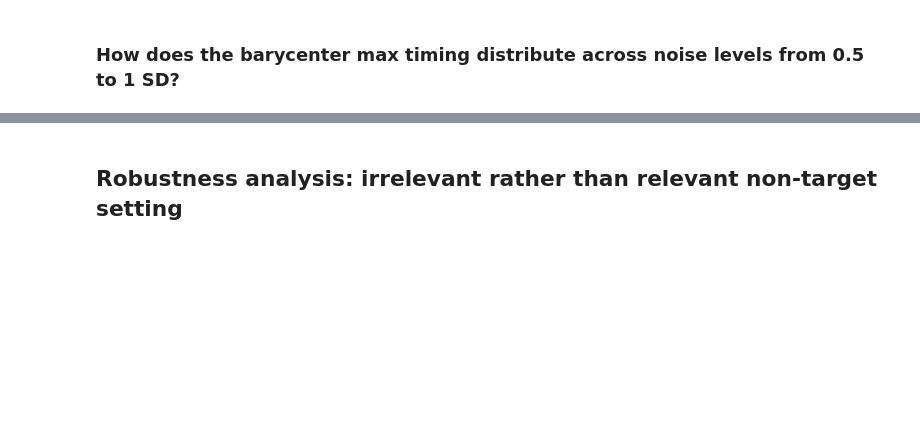
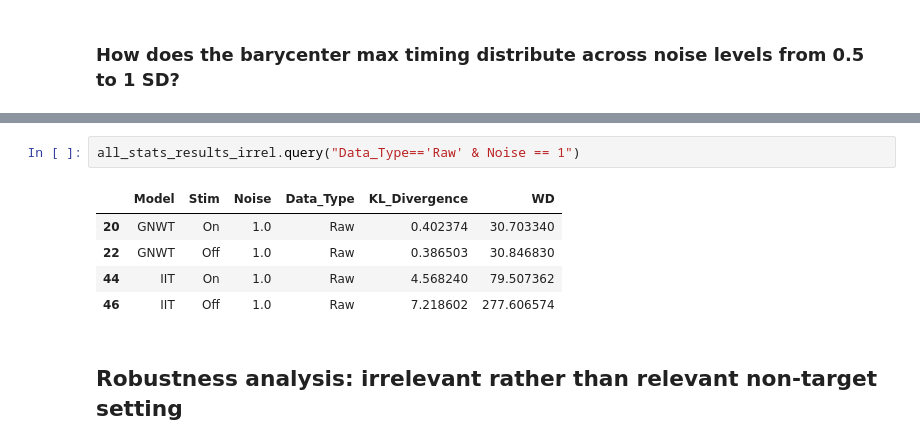
Before and after one commit to anniegbryant/MEG_functional_connectivity, a Jupyter notebook: data_visualization/barycenter_empirical_analysis.ipynb, the cells around one changed output, grey strips where cells are left out. Cells and saved outputs as stored; diff of their text form; blank space fills up the shorter version.

```diff
--- a/data_visualization/barycenter_empirical_analysis.ipynb
+++ b/data_visualization/barycenter_empirical_analysis.ipynb
@@ -764,3 +712,11 @@ all_stats_results %>%
+# %%
+all_stats_results_irrel.query("Data_Type=='Raw' & Noise == 1")
+# %% [output]
+|  | Model | Stim | Noise | Data_Type | KL_Divergence | WD |
+| 20 | GNWT | On | 1.0 | Raw | 0.402374 | 30.703340 |
+| 22 | GNWT | Off | 1.0 | Raw | 0.386503 | 30.846830 |
+| 44 | IIT | On | 1.0 | Raw | 4.568240 | 79.507362 |
+| 46 | IIT | Off | 1.0 | Raw | 7.218602 | 277.606574 |
 # %% [markdown]
 ## Robustness analysis: irrelevant rather than relevant non-target setting
 # %%
```
Also changed, not shown: parts of 7 cells of this notebook, 13 other files.
